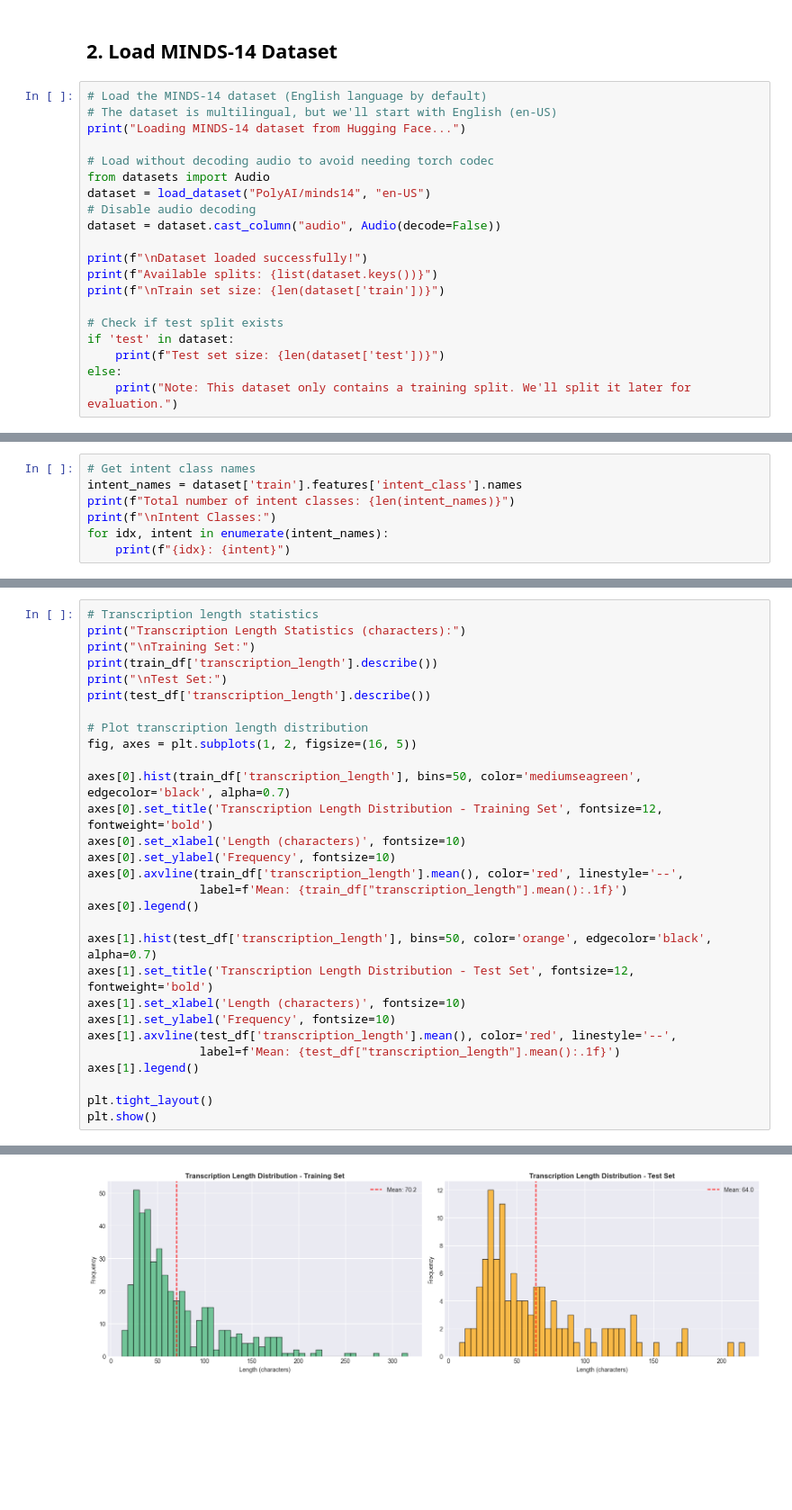
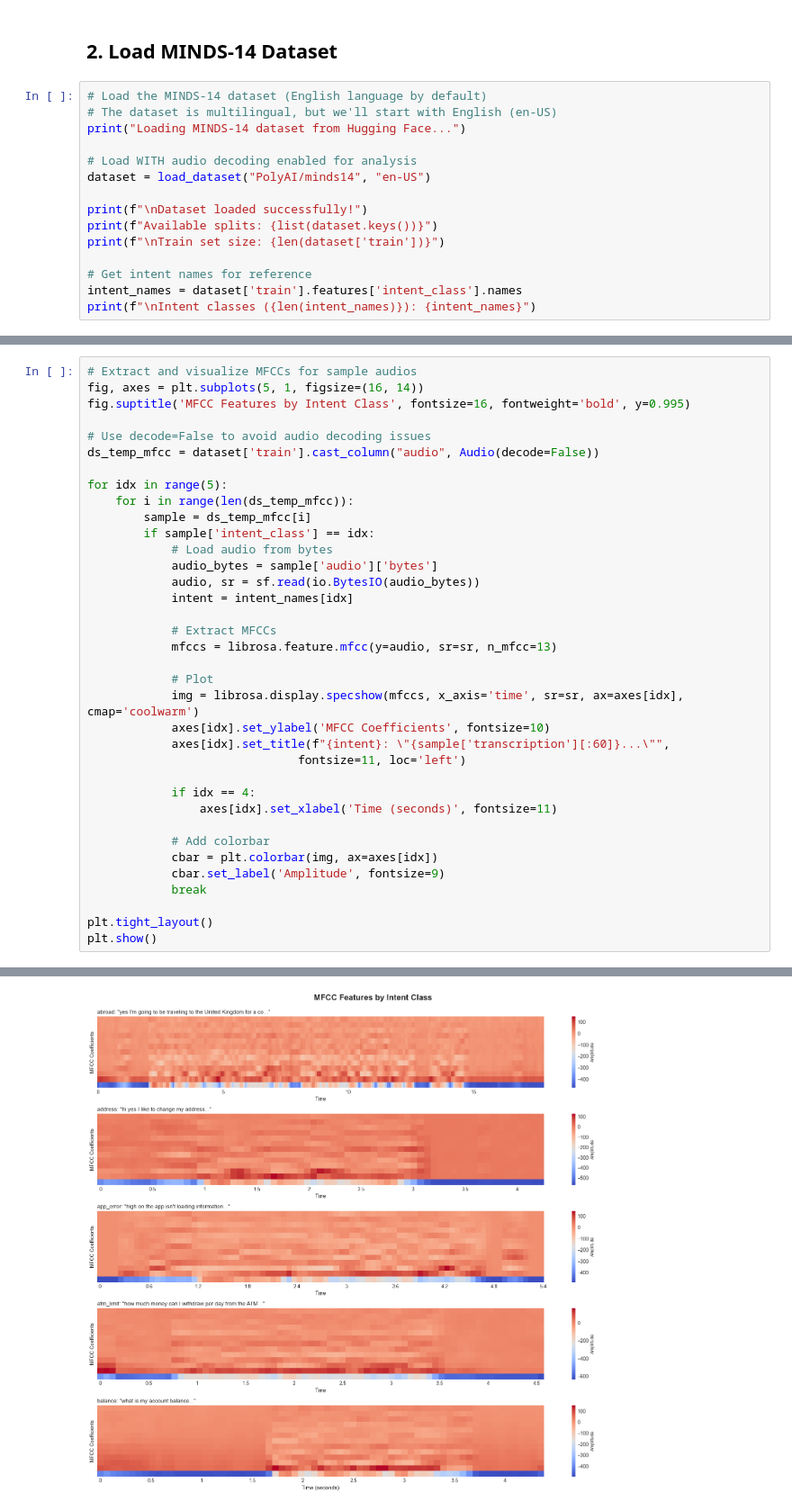
Before and after one commit to victoriavals/whisper-bert-voice-recognition-minds14, a Jupyter notebook: exploratory_data_analysis.ipynb, the cells around one changed output, grey strips where cells are left out. Shown at 90% size. Saved outputs shown, nothing was run; the diff lists cells and outputs as text; blank space fills up the shorter version.

```diff
--- a/exploratory_data_analysis.ipynb
+++ b/exploratory_data_analysis.ipynb
@@ -37,21 +62,16 @@ Libraries imported successfully!
 # The dataset is multilingual, but we'll start with English (en-US)
 print("Loading MINDS-14 dataset from Hugging Face...")
 
-# Load without decoding audio to avoid needing torch codec
-from datasets import Audio
+# Load WITH audio decoding enabled for analysis
 dataset = load_dataset("PolyAI/minds14", "en-US")
-# Disable audio decoding
-dataset = dataset.cast_column("audio", Audio(decode=False))
 
 print(f"\nDataset loaded successfully!")
 print(f"Available splits: {list(dataset.keys())}")
 print(f"\nTrain set size: {len(dataset['train'])}")
 
-# Check if test split exists
-if 'test' in dataset:
-    print(f"Test set size: {len(dataset['test'])}")
-else:
-    print("Note: This dataset only contains a training split. We'll split it later for evaluation.")
+# Get intent names for reference
+intent_names = dataset['train'].features['intent_class'].names
+print(f"\nIntent classes ({len(intent_names)}): {intent_names}")
 # %% [output]
 Loading MINDS-14 dataset from Hugging Face...
 
@@ -176,7 +203,0 @@ Sample Training Data:
-# %%
-# Get intent class names
-intent_names = dataset['train'].features['intent_class'].names
-print(f"Total number of intent classes: {len(intent_names)}")
-print(f"\nIntent Classes:")
-for idx, intent in enumerate(intent_names):
-    print(f"{idx}: {intent}")
@@ -364,29 +447,36 @@ pay_bill              0.0  0.0    0    0
 # %%
-# Transcription length statistics
-print("Transcription Length Statistics (characters):")
-print("\nTraining Set:")
-print(train_df['transcription_length'].describe())
-print("\nTest Set:")
-print(test_df['transcription_length'].describe())
+# Extract and visualize MFCCs for sample audios
+fig, axes = plt.subplots(5, 1, figsize=(16, 14))
+fig.suptitle('MFCC Features by Intent Class', fontsize=16, fontweight='bold', y=0.995)
 
-# Plot transcription length distribution
-fig, axes = plt.subplots(1, 2, figsize=(16, 5))
+# Use decode=False to avoid audio decoding issues
+ds_temp_mfcc = dataset['train'].cast_column("audio", Audio(decode=False))
 
-axes[0].hist(train_df['transcription_length'], bins=50, color='mediumseagreen', edgecolor='black', alpha=0.7)
-axes[0].set_title('Transcription Length Distribution - Training Set', fontsize=12, fontweight='bold')
-axes[0].set_xlabel('Length (characters)', fontsize=10)
-axes[0].set_ylabel('Frequency', fontsize=10)
-axes[0].axvline(train_df['transcription_length'].mean(), color='red', linestyle='--',
-                label=f'Mean: {train_df["transcription_length"].mean():.1f}')
-axes[0].legend()
+for idx in range(5):
+    for i in range(len(ds_temp_mfcc)):
+        sample = ds_temp_mfcc[i]
+        if sample['intent_class'] == idx:
+            # Load audio from bytes
+            audio_bytes = sample['audio']['bytes']
+            audio, sr = sf.read(io.BytesIO(audio_bytes))
+            intent = intent_names[idx]
 
-axes[1].hist(test_df['transcription_length'], bins=50, color='orange', edgecolor='black', alpha=0.7)
-axes[1].set_title('Transcription Length Distribution - Test Set', fontsize=12, fontweight='bold')
-axes[1].set_xlabel('Length (characters)', fontsize=10)
-axes[1].set_ylabel('Frequency', fontsize=10)
-axes[1].axvline(test_df['transcription_length'].mean(), color='red', linestyle='--',
-                label=f'Mean: {test_df["transcription_length"].mean():.1f}')
-axes[1].legend()
+            # Extract MFCCs
+            mfccs = librosa.feature.mfcc(y=audio, sr=sr, n_mfcc=13)
+
+            # Plot
+            img = librosa.display.specshow(mfccs, x_axis='time', sr=sr, ax=axes[idx], cmap='coolwarm')
+            axes[idx].set_ylabel('MFCC Coefficients', fontsize=10)
+            axes[idx].set_title(f"{intent}: \"{sample['transcription'][:60]}...\"",
+                              fontsize=11, loc='left')
+
+            if idx == 4:
+                axes[idx].set_xlabel('Time (seconds)', fontsize=11)
+
+            # Add colorbar
+            cbar = plt.colorbar(img, ax=axes[idx])
+            cbar.set_label('Amplitude', fontsize=9)
+            break
 
 plt.tight_layout()
 plt.show()
@@ -411,2 +484,2 @@ Name: transcription_length, dtype: float64
-[figure, old version]
+[figure, new version]
 # %% [markdown]
```
Also changed, not shown: parts of 34 cells of this notebook.
